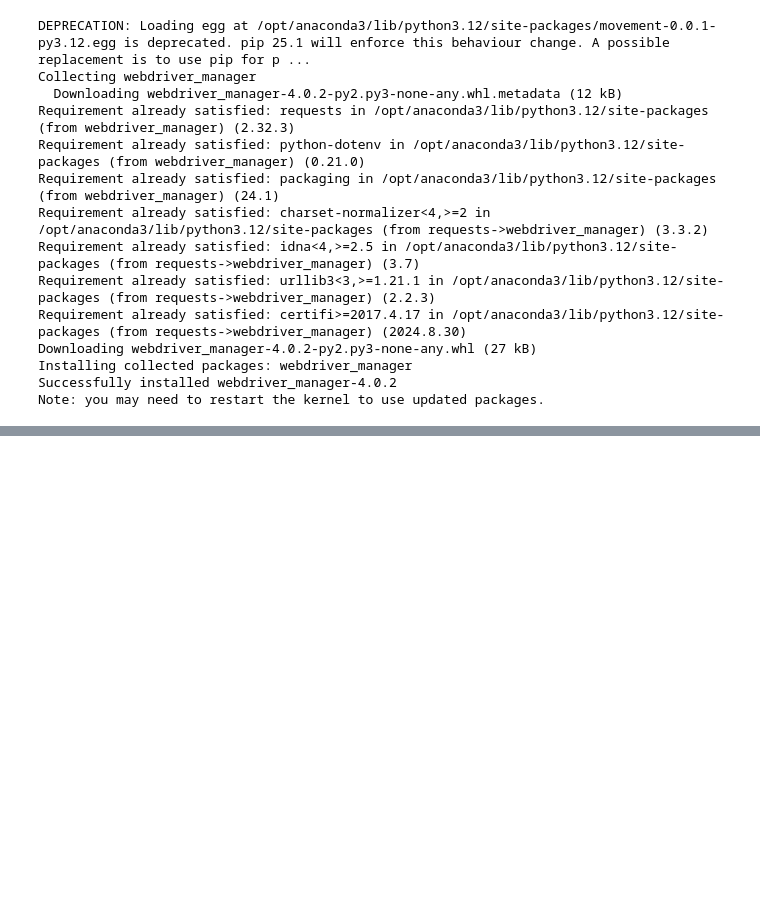
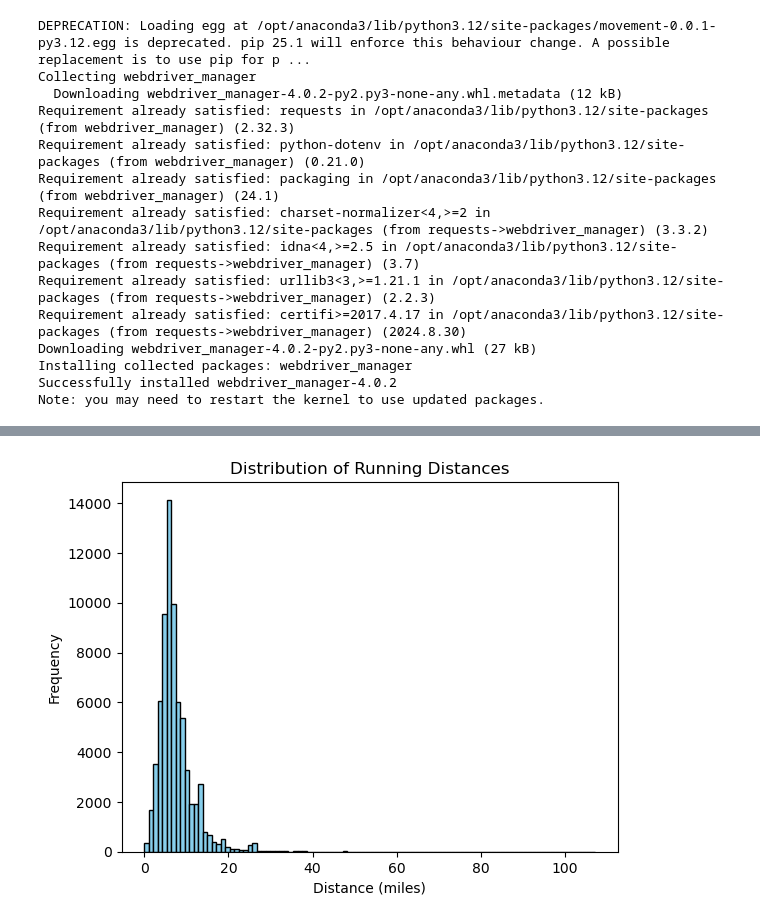
Before and after one commit to jacobgottesman/4400_final_project, a Jupyter notebook: testing.ipynb, the cells around one changed output, grey strips where cells are left out. Cells and saved outputs as stored; diff of their text form; code cells hidden in the pictures; blank space fills up the shorter version.

```diff
--- a/testing.ipynb
+++ b/testing.ipynb
@@ -181,0 +302,8 @@ len(run_routes['userId'].unique())
+# %%
+from tqdm import tqdm
+tqdm.pandas()
+run_routes = df[df['sport']=='run']
+
+run_routes['distance'] = run_routes.progress_apply(lambda row: get_route_distance(row['latitude'], row['longitude']), axis=1)
+run_routes['duration'] = run_routes.progress_apply(lambda row: calculate_route_duration(row['timestamp']), axis=1)
+run_routes.head()
@@ -181,0 +327,10 @@ len(run_routes['userId'].unique())
+# %%
+import matplotlib.pyplot as plt
+
+plt.hist(run_routes['distance'], bins=100, color='skyblue', edgecolor='black')
+plt.xlabel('Distance (miles)')
+plt.ylabel('Frequency')
+plt.title('Distribution of Running Distances')
+plt.show()
+# %% [output]
+[figure, added]
```
Also changed, not shown: parts of 15 cells of this notebook, 2 other files.
